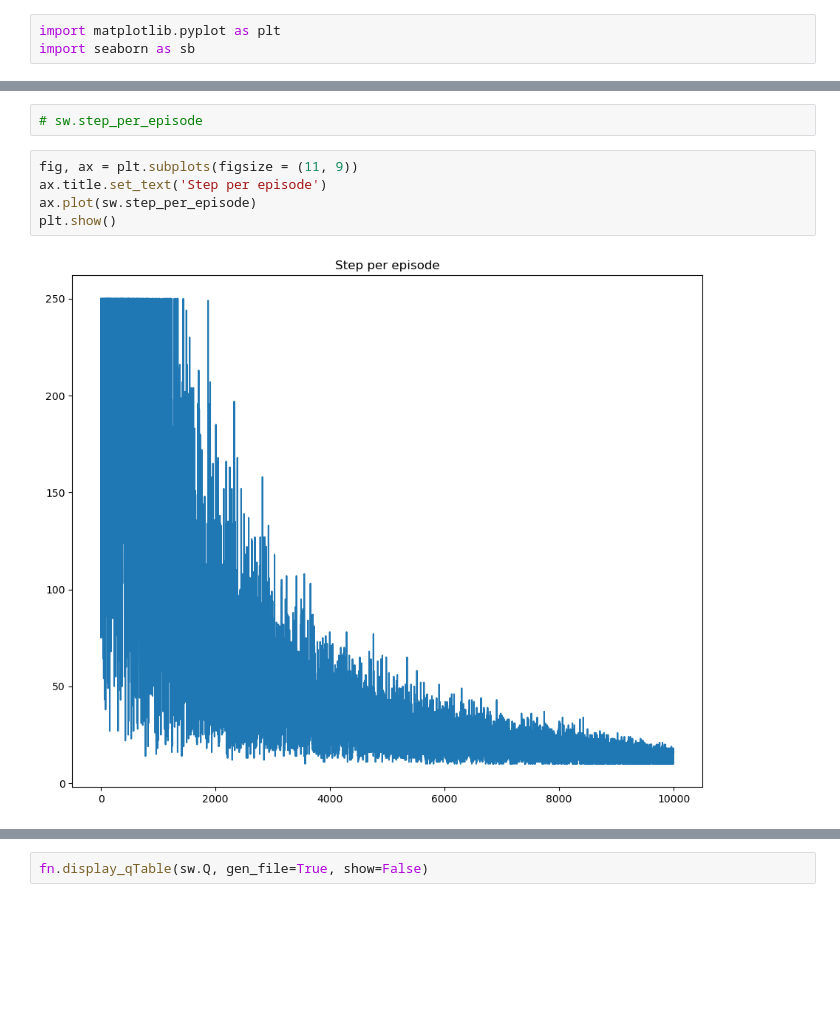
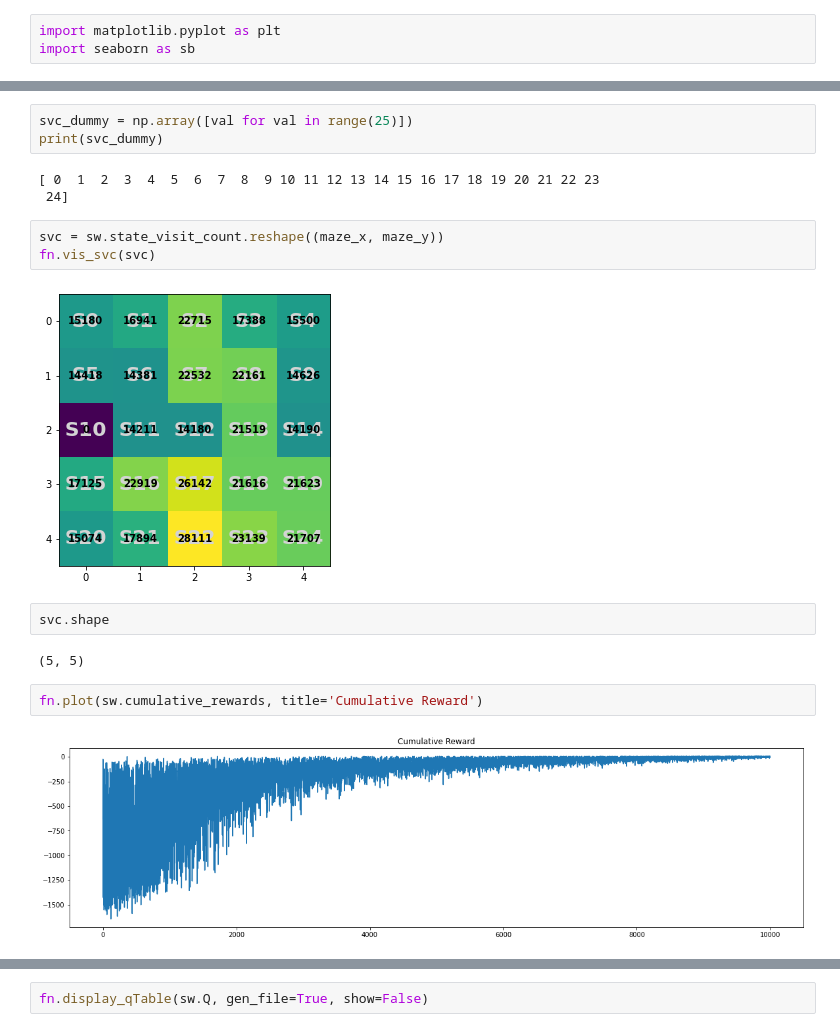
Before and after one commit to LabPMEITB/RL-Simulation-Script, a Jupyter notebook: main.ipynb, the cells around one changed output, grey strips where cells are left out. Drawn from its saved outputs; the diff is of its cells as text; blank space fills up the shorter version.

```diff
--- a/main.ipynb
+++ b/main.ipynb
@@ -206,9 +169,19 @@ plt.show()
-# %%
-# sw.step_per_episode
-# %%
-fig, ax = plt.subplots(figsize = (11, 9))
-ax.title.set_text('Step per episode')
-ax.plot(sw.step_per_episode)
-plt.show()
-# %% [output]
-[figure, removed]
+# %%
+svc_dummy = np.array([val for val in range(25)])
+print(svc_dummy)
+# %% [output]
+[ 0  1  2  3  4  5  6  7  8  9 10 11 12 13 14 15 16 17 18 19 20 21 22 23
+ 24]
+# %%
+svc = sw.state_visit_count.reshape((maze_x, maze_y))
+fn.vis_svc(svc)
+# %% [output]
+[figure, added]
+# %%
+svc.shape
+# %% [output]
+(5, 5)
+# %%
+fn.plot(sw.cumulative_rewards, title='Cumulative Reward')
+# %% [output]
+[figure, added]
```
Also changed, not shown: parts of 12 cells of this notebook, 4 other files.
